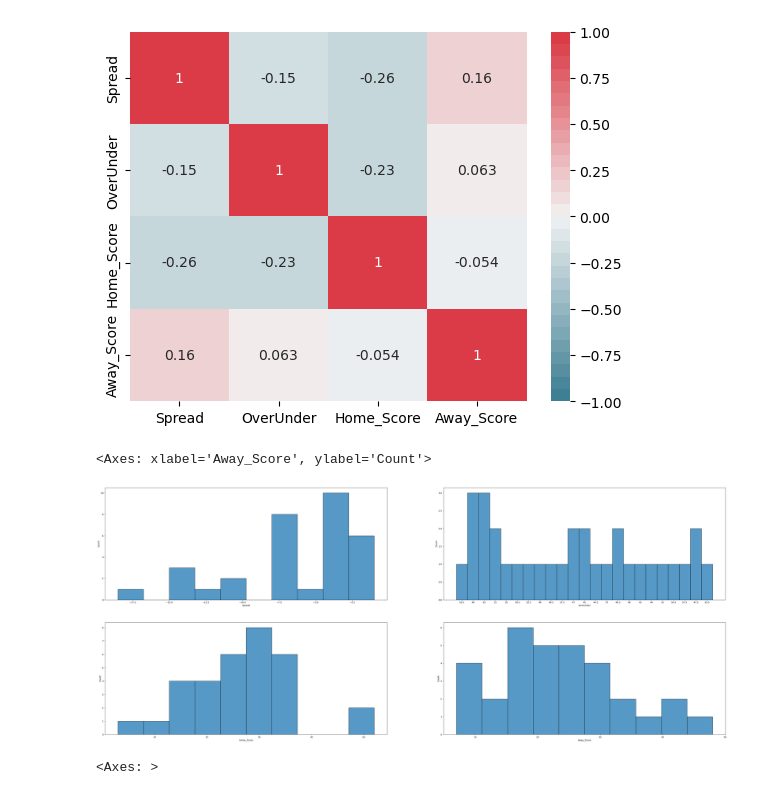
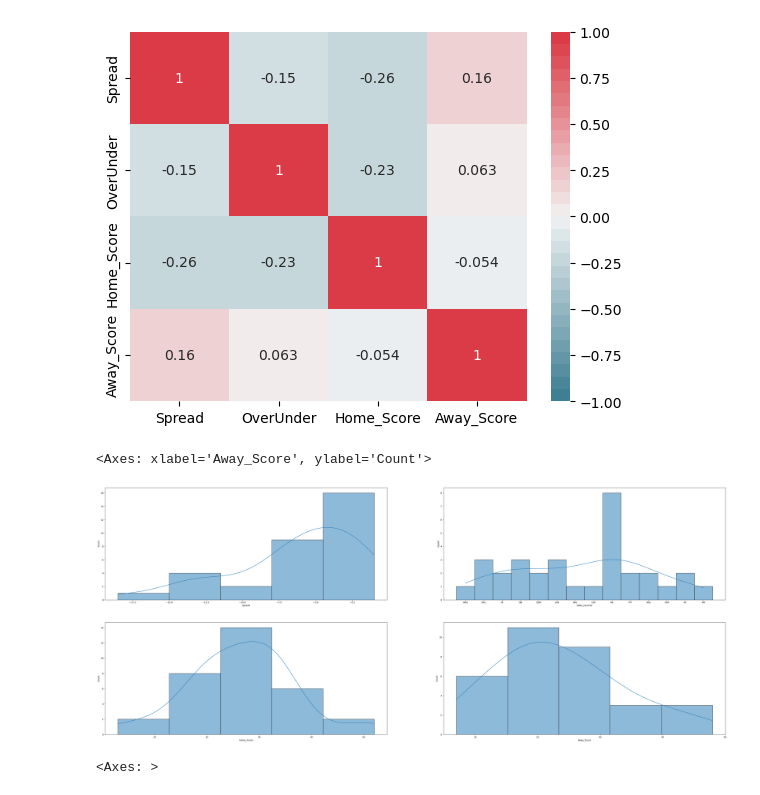
Before and after one commit to chrislee137/NFL_playoof_superbowl_spread, a Jupyter notebook: spread.ipynb, the cells around one changed output. Cells and saved outputs as stored; diff of their text form; code cells hidden in the pictures.

```diff
--- a/spread.ipynb
+++ b/spread.ipynb
@@ -104,13 +121,19 @@ sns.heatmap(spreads_df.corr(), annot=True, cmap=sns.diverging_palette(220,10,sep
 <Axes: >
 [figure]
 # %%
+h= list6['Home_Score']
+a= list6['Away_Score']
+s= list6['Spread']
+o= list6['Odds_Favorite']
+ht=list6['Home_Team']
+at=list6['Away_Team']
 fig, ax = plt.subplots(2,2, figsize=(50, 20))
 
-sns.histplot(list7['Spread'], bins=10, kde=False, ax = ax[0,0])
-sns.histplot(list7['OverUnder'], bins=10, kde=False, ax = ax[0,1])
-sns.histplot(list7['Home_Score'], bins=10, kde=False, ax = ax[1,0])
-sns.histplot(list7['Away_Score'], bins=10, kde=False, ax = ax[1,1])
+sns.histplot(data=s, bins=5, kde=True, ax = ax[0,0])
+sns.histplot(data=o, bins=5, kde=True, ax = ax[0,1])
+sns.histplot(data=h, bins=5, kde=True, ax = ax[1,0])
+sns.histplot(data = a, bins=5, kde=True, ax = ax[1,1])
 # %% [output]
 <Axes: xlabel='Away_Score', ylabel='Count'>
-[figure, old version]
+[figure, new version]
 # %%
```
Also changed, not shown: parts of 6 cells of this notebook.
